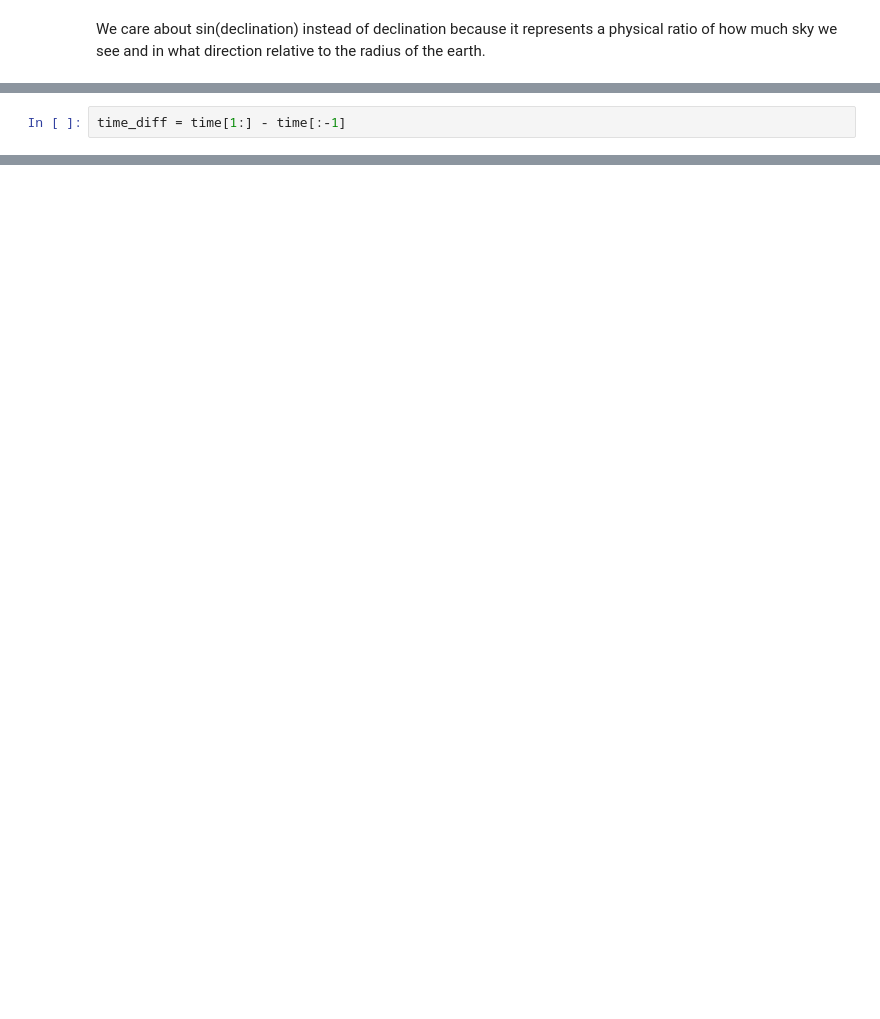
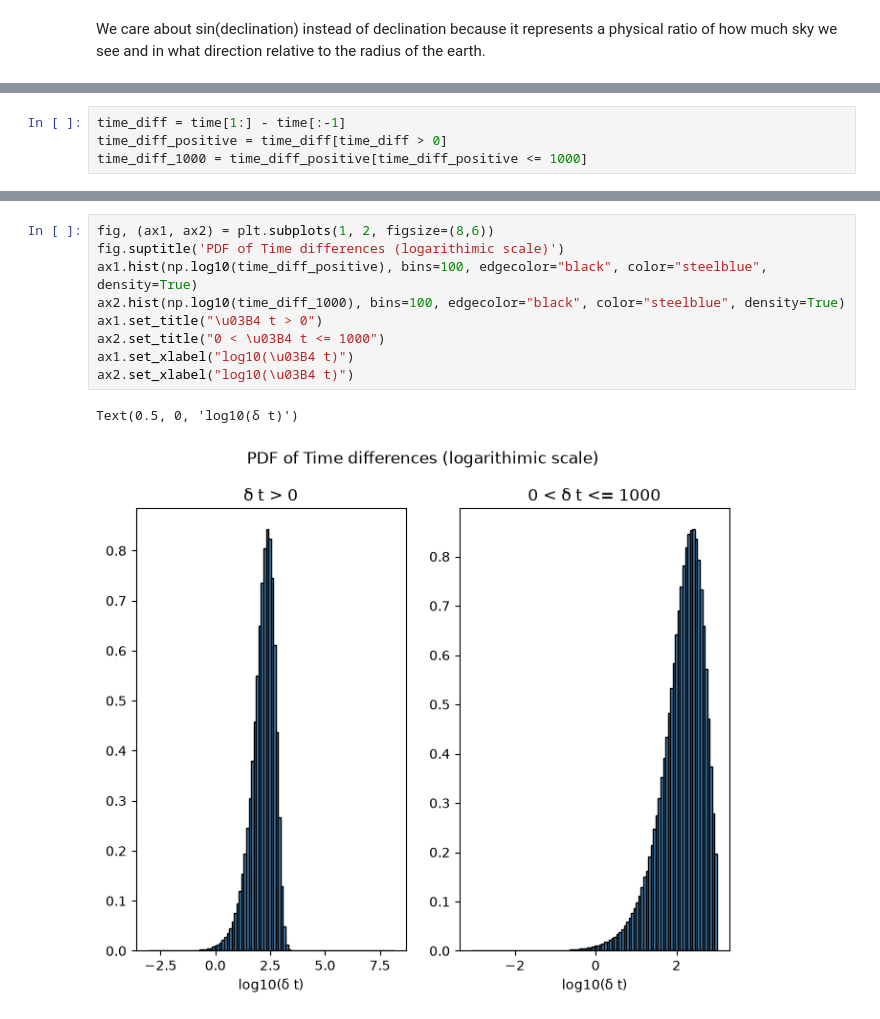
Before and after one commit to vigneshK0404/Data_Science_Projects, a Jupyter notebook: Project_1_Karthikeyan.ipynb, the cells around one changed output, grey strips where cells are left out. Drawn from its saved outputs; the diff is of its cells as text; blank space fills up the shorter version.

```diff
--- a/Project_1_Karthikeyan.ipynb
+++ b/Project_1_Karthikeyan.ipynb
@@ -72,2 +69,4 @@ print(time)
 # %%
 time_diff = time[1:] - time[:-1]
+time_diff_positive = time_diff[time_diff > 0]
+time_diff_1000 = time_diff_positive[time_diff_positive <= 1000]
@@ -76,0 +73,12 @@ time_diff = time[1:] - time[:-1]
+# %%
+fig, (ax1, ax2) = plt.subplots(1, 2, figsize=(8,6))
+fig.suptitle('PDF of Time differences (logarithimic scale)')
+ax1.hist(np.log10(time_diff_positive), bins=100, edgecolor="black", color="steelblue", density=True)
+ax2.hist(np.log10(time_diff_1000), bins=100, edgecolor="black", color="steelblue", density=True)
+ax1.set_title("\u03B4 t > 0")
+ax2.set_title("0 < \u03B4 t <= 1000")
+ax1.set_xlabel("log10(\u03B4 t)")
+ax2.set_xlabel("log10(\u03B4 t)")
+# %% [output]
+Text(0.5, 0, 'log10(δ t)')
+[figure, added]
```
Also changed, not shown: parts of 12 cells of this notebook.
